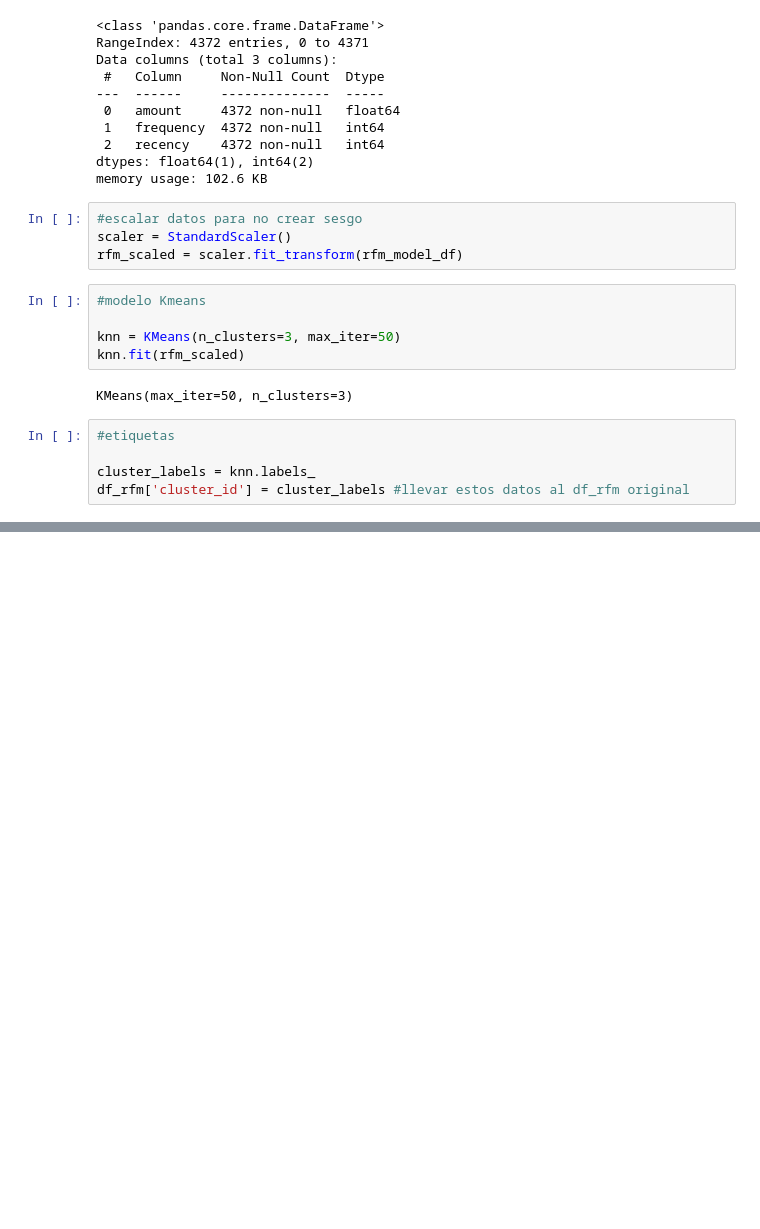
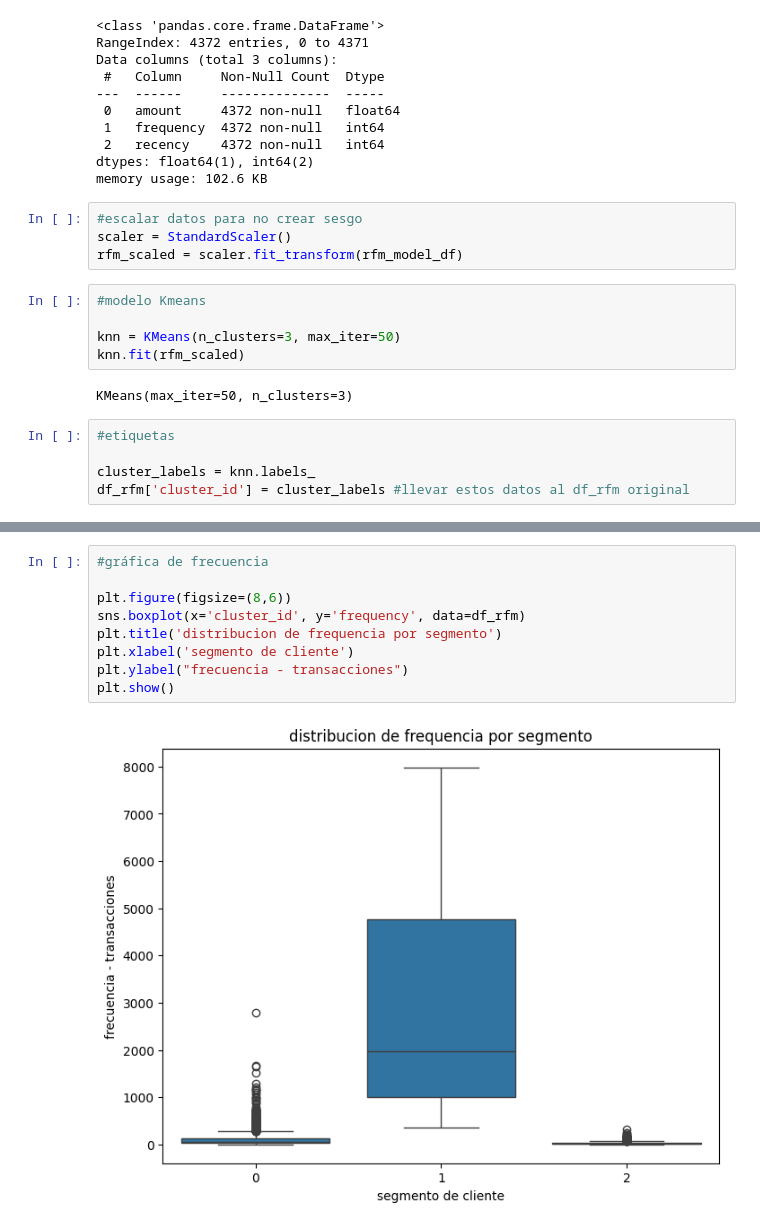
Before and after one commit to Ricastaneda13/Project_ML_4Geeks, a Jupyter notebook: project_ml.ipynb, the cells around one changed output, grey strips where cells are left out. Saved outputs shown, nothing was run; the diff lists cells and outputs as text; blank space fills up the shorter version.

```diff
--- a/project_ml.ipynb
+++ b/project_ml.ipynb
@@ -259,0 +260,11 @@ plt.show()
+# %%
+#gráfica de frecuencia
+
+plt.figure(figsize=(8,6))
+sns.boxplot(x='cluster_id', y='frequency', data=df_rfm)
+plt.title('distribucion de frequencia por segmento')
+plt.xlabel('segmento de cliente')
+plt.ylabel("frecuencia - transacciones")
+plt.show()
+# %% [output]
+[figure, added]
```
Also changed, not shown: parts of 5 cells of this notebook, 2 other files.
